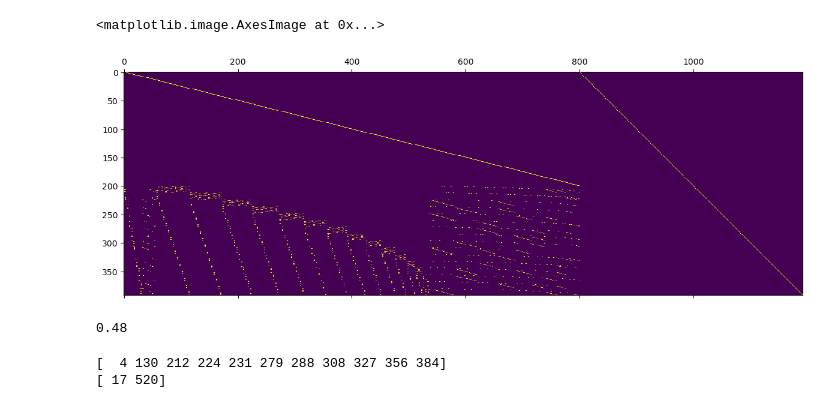
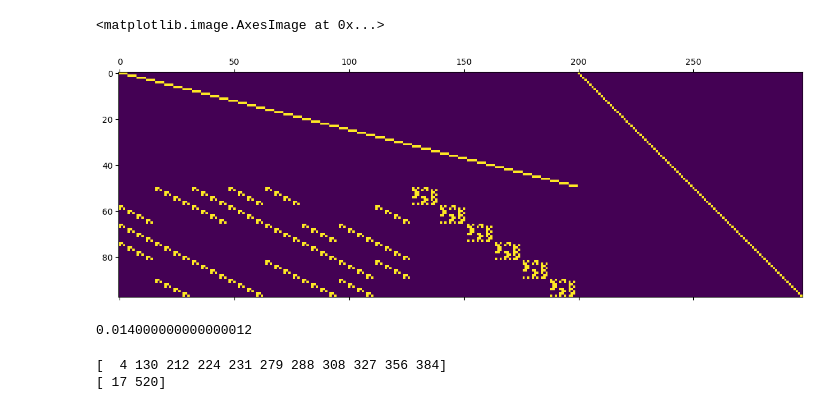
Before and after one commit to noahberthusen/adaptive_qec, a Jupyter notebook: notebooks/phenomenological.ipynb, the cells around one changed output. Saved outputs shown, nothing was run; the diff lists cells and outputs as text; code cells hidden in the pictures.

```diff
--- a/notebooks/phenomenological.ipynb
+++ b/notebooks/phenomenological.ipynb
@@ -14,19 +14,18 @@ from tqdm import tqdm
 from result_lifetime import Result, save_new_res
 # %load_ext snakeviz
 # %%
-qcode = read_qcode("../codes/qcodes/HGP_100_4/HGP_100_4.qcode")
-# qcode = read_qcode("../codes/qcodes/HGP_100_4/HGP_C642_150_4.qcode")
+hgp_qcode = read_qcode("../codes/qcodes/HGP_100_4/HGP_100_4.qcode")
+qcode = hgp_qcode
+qcode = read_qcode("../codes/qcodes/HGP_100_4/HGP_C642_150_4.qcode")
 # qcode = read_qcode("../codes/qcodes/HGP_100_4/HGP_C422_200_4.qcode")
-# qcode = read_qcode("../codes/qcodes/HGP_100_4/HGP_C422_200_4_2.qcode")
+qcode = read_qcode("../codes/qcodes/HGP_100_4/HGP_C422_200_4_2.qcode")
 
-# qcode = read_qcode("../codes/qcodes/HGP_100_4/HGP_C422_400_8.qcode")
-# qcode = read_qcode("../codes/qcodes/HGP_100_4/HGP_C642_600_16.qcode")
 
 # qcode = read_qcode("../codes/qcodes/HGP_400_16/HGP_400_16.qcode")
 # qcode = read_qcode("../codes/qcodes/HGP_400_16/HGP_C642_600_16.qcode")
-qcode = read_qcode("../codes/qcodes/HGP_400_16/HGP_C422_800_16.qcode")
-# qcode = read_qcode("../codes/qcodes/HGP_400_16/HGP_C422_1600_32.qcode")
-# qcode = read_qcode("../codes/qcodes/HGP_100_4/HGP_C642_2400_64.qcode")
+# qcode = read_qcode("../codes/qcodes/HGP_400_16/HGP_C422_800_16.qcode")
+# qcode = read_qcode("../codes/qcodes/HGP_400_16/HGP_C422_800_16_2.qcode")
+
 
 # qcode = read_qcode("../codes/qcodes/HGP_900_36/HGP_900_36.qcode")
 # qcode = read_qcode("../codes/qcodes/HGP_900_36/HGP_C642_1350_36.qcode")
@@ -34,54 +33,38 @@ qcode = read_qcode("../codes/qcodes/HGP_400_16/HGP_C422_800_16.qcode")
 
 # qcode = read_qcode("../codes/qcodes/HGP_1600_64/HGP_1600_64.qcode")
 # qcode = read_qcode("../codes/qcodes/HGP_C642_2400_64.qcode")
 # qcode = read_qcode("../codes/qcodes/HGP_C422_3200_64.qcode")
 
-# qcode = read_qcode("../codes/qcodes/BB_72_12.qcode")
-# qcode = read_qcode("../codes/qcodes/BB_C422_288_24.qcode")
-# qcode = read_qcode("../codes/qcodes/BB_C422_144_12.qcode")
+# concatenate_iceberg(qcode, 6, "../codes/qcodes/")
+# concatenate_iceberg(qcode, 4, "../codes/qcodes/")
 
 
-# qcode = read_qcode("../codes/qcodes/BB_108_8.qcode")
-# qcode = read_qcode("../codes/qcodes/BB_C642_162_8.qcode")
-
-# qcode = read_qcode("../codes/qcodes/BB_144_12.qcode")
-# qcode = read_qcode("../codes/qcodes/BB_C422_288_12.qcode")
-
-# qcode = read_qcode("../codes/qcodes/BB_C422_576_24.qcode")
-
-
-# concatenate_iceberg(qcode, 6, "../codes/qcodes/")
-# concatenate_iceberg(qcode, 4, "../codes/qcodes/")
-# concatenate_iceberg2(qcode, 6, "../codes/qcodes/")
-# concatenate_iceberg2(qcode, 4, "../codes/qcodes/")
-
-
-
+hgp_Hx, hgp_Hz, hgp_Lx, hgp_Lz = hgp_qcode.to_numpy()
 Hx, Hz, Lx, Lz = qcode.to_numpy()
 
 aug_Hx = np.hstack([Hx, np.eye(Hx.shape[0], dtype=int)])
 aug_Hz = np.hstack([Hz, np.eye(Hz.shape[0], dtype=int)])
 
 
 qubit_error_rate = 0.01
 meas_error_rate = 0.01
 
-stab_type = False
+stab_type = True
 tanner = True if meas_error_rate else False
 
 H = Hx if stab_type else Hz
 if tanner:
     dec_H = aug_Hx if stab_type else aug_Hz
     channel_probs = [qubit_error_rate]*H.shape[1] + [meas_error_rate]*H.shape[0]
 else:
     dec_H = H
     channel_probs = [qubit_error_rate]*H.shape[1]
 L = Lx if stab_type else Lz
 
 plt.matshow(dec_H)
 # %% [output]
 <matplotlib.image.AxesImage at 0x...>
-[figure, old version]
+[figure, new version]
 # %%
 overlapping_x_generators = np.empty(qcode.qedxm, dtype=object)
 for i in range(qcode.qedxm):
@@ -178,9 +161,9 @@ def decode(curr_synd, concat, adaptive):
 # %%
 # np.random.seed(0)
 
-num_iters = 100
+num_iters = 1000
 concat = 1 if qcode.qedxm else 0
-concat = 0
+# concat = 0
 adaptive = 0
 successes = 0
 
@@ -192,7 +175,7 @@ for ii in tqdm(range(1,num_iters+1)):
     curr_qubit_error = np.zeros(H.shape[1], dtype=int)
 
     success = 1
-    for jj in range(5):
+    for jj in range(1):
         new_qubit_error = np.random.choice([0, 1], size=H.shape[1], p=[1-qubit_error_rate, qubit_error_rate])
         new_synd_error = np.random.choice([0, 1], size=H.shape[0], p=[1-meas_error_rate, meas_error_rate])
         curr_qubit_error ^= new_qubit_error
@@ -204,11 +187,11 @@ for ii in tqdm(range(1,num_iters+1)):
     curr_synd = ((H @ curr_qubit_error) % 2)
     guessed_error = decode(curr_synd, concat, 0)
     curr_qubit_error ^= guessed_error[:H.shape[1]]
-    # curr_synd = ((H @ curr_qubit_error) % 2)
+    curr_synd = ((H @ curr_qubit_error) % 2)
 
     obs = (L @ curr_qubit_error) % 2
 
-    if np.any(obs):
+    if np.any(obs): # or np.any(curr_synd):
         success = 0
         qubit_errors.append(np.where(new_qubit_error)[0])
         synd_errors.append(np.where(new_synd_error)[0])
@@ -219,7 +202,7 @@ for ii in tqdm(range(1,num_iters+1)):
 print()
 print(1-successes/num_iters)
 # %% [output]
-0.48
+0.014000000000000012
 # %%
 curr_qubit_error = np.zeros(H.shape[1], dtype=int)
 new_qubit_error = np.zeros(H.shape[1], dtype=int)
```
Also changed, not shown: parts of 5 cells of this notebook, 17 other files.
